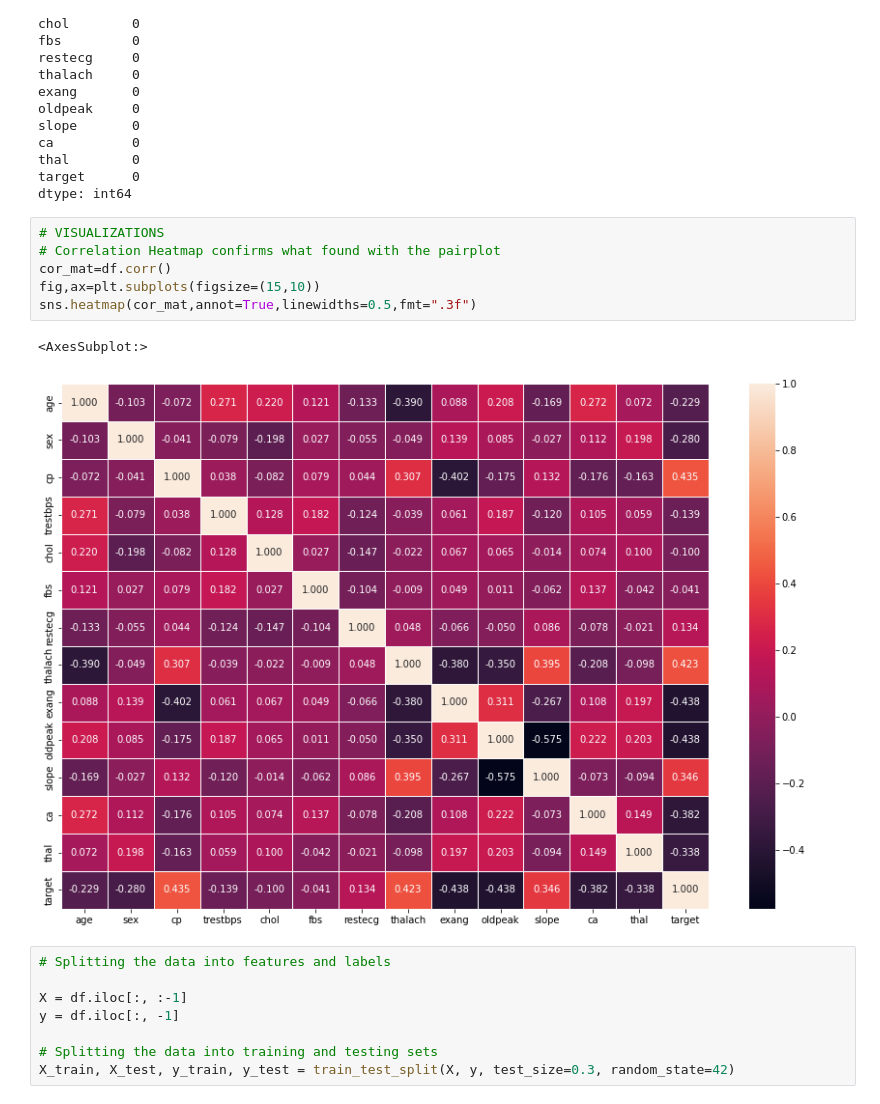
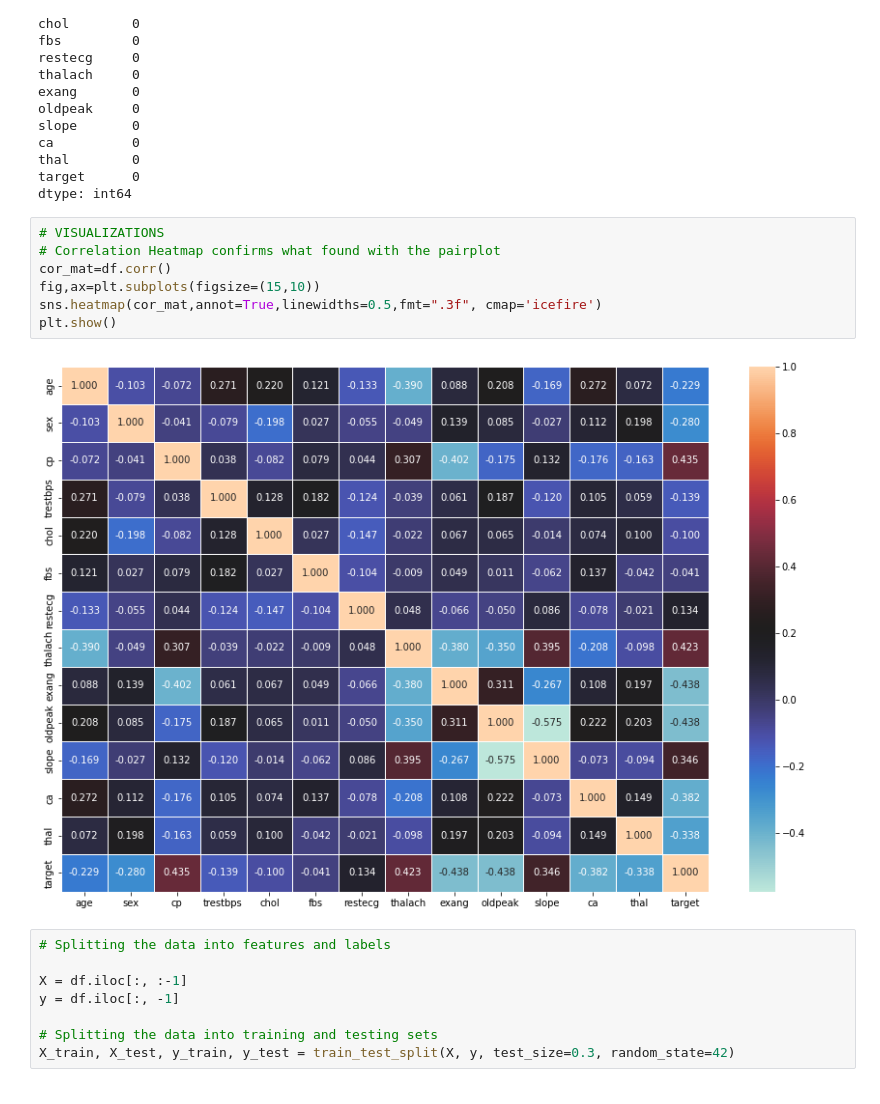
Before and after one commit to willhazen/MIE1614_Naive_Bias, a Jupyter notebook: GassianNB_Heart_dataset.ipynb, the cells around one changed output. Drawn from its saved outputs; the diff is of its cells as text.

```diff
--- a/GassianNB_Heart_dataset.ipynb
+++ b/GassianNB_Heart_dataset.ipynb
@@ -77,12 +77,12 @@ dtype: int64
 # %%
 # VISUALIZATIONS
 # Correlation Heatmap confirms what found with the pairplot
 cor_mat=df.corr()
 fig,ax=plt.subplots(figsize=(15,10))
-sns.heatmap(cor_mat,annot=True,linewidths=0.5,fmt=".3f")
+sns.heatmap(cor_mat,annot=True,linewidths=0.5,fmt=".3f", cmap='icefire')
+plt.show()
 # %% [output]
-<AxesSubplot:>
-[figure, old version]
+[figure, new version]
 # %%
 # Splitting the data into features and labels
 
```
Also changed, not shown: parts of 2 cells of this notebook.
